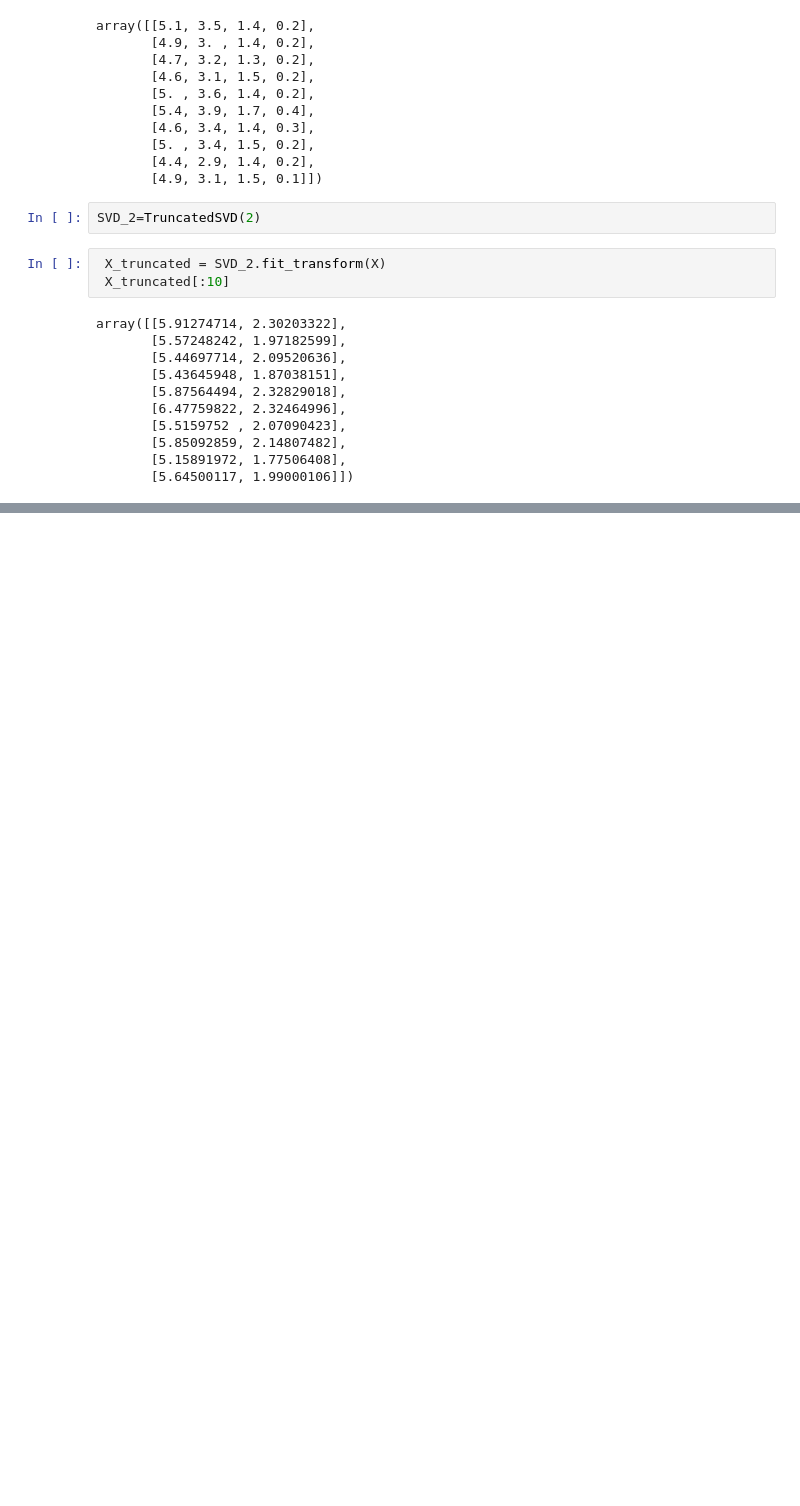
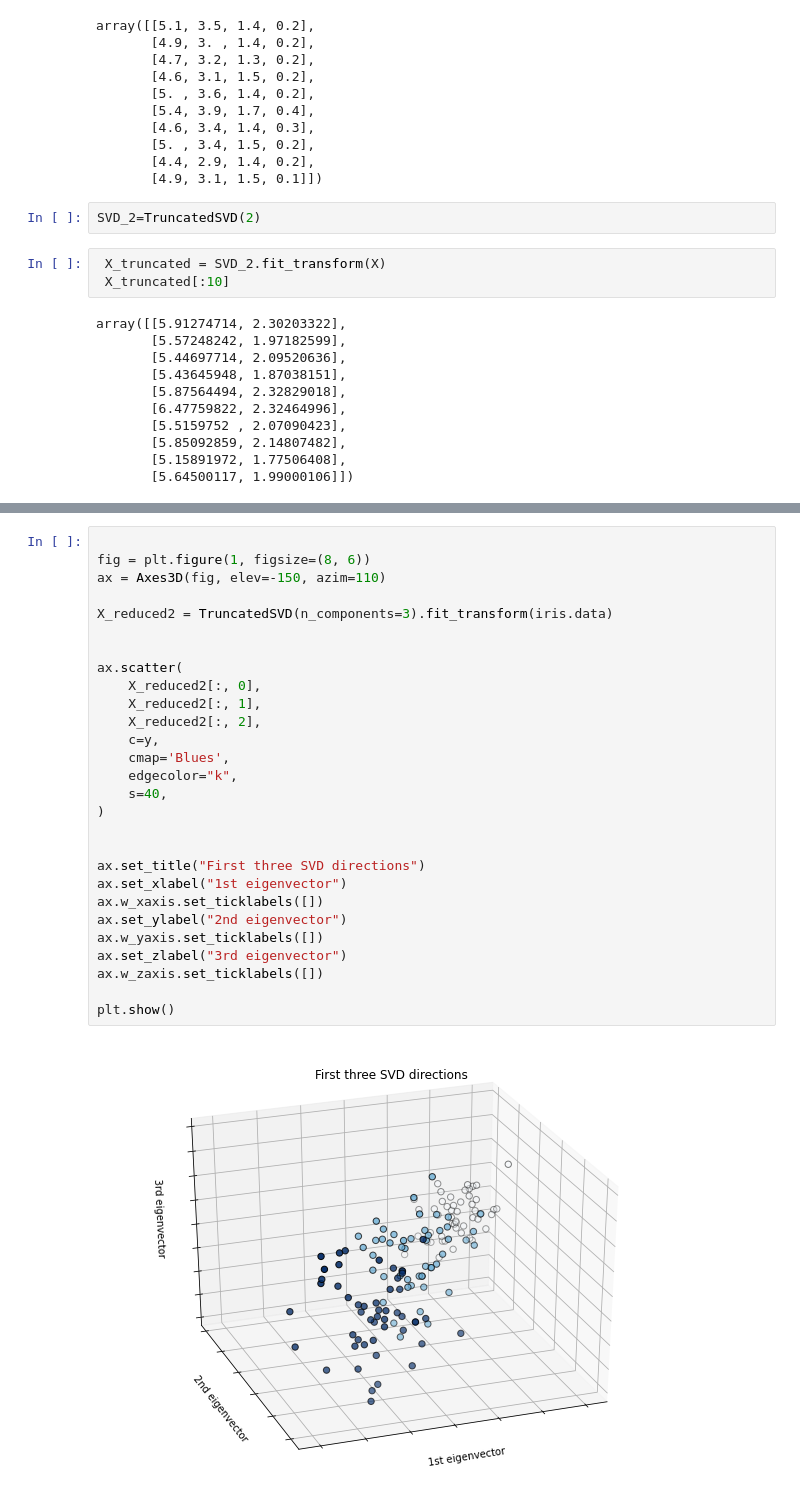
Before and after one commit to face22/lecture, a Jupyter notebook: SVD.ipynb, the cells around one changed output, grey strips where cells are left out. Saved outputs shown, nothing was run; the diff lists cells and outputs as text; blank space fills up the shorter version.

```diff
--- a/SVD.ipynb
+++ b/SVD.ipynb
@@ -247,0 +313,30 @@ plt.show()
+# %%
+
+fig = plt.figure(1, figsize=(8, 6))
+ax = Axes3D(fig, elev=-150, azim=110)
+
+X_reduced2 = TruncatedSVD(n_components=3).fit_transform(iris.data)
+
+
+ax.scatter(
+    X_reduced2[:, 0],
+    X_reduced2[:, 1],
+    X_reduced2[:, 2],
+    c=y,
+    cmap='Blues',
+    edgecolor="k",
+    s=40,
+)
+
+
+ax.set_title("First three SVD directions")
+ax.set_xlabel("1st eigenvector")
+ax.w_xaxis.set_ticklabels([])
+ax.set_ylabel("2nd eigenvector")
+ax.w_yaxis.set_ticklabels([])
+ax.set_zlabel("3rd eigenvector")
+ax.w_zaxis.set_ticklabels([])
+
+plt.show()
+# %% [output]
+[figure, added]
```
Also changed, not shown: parts of 15 cells of this notebook.
